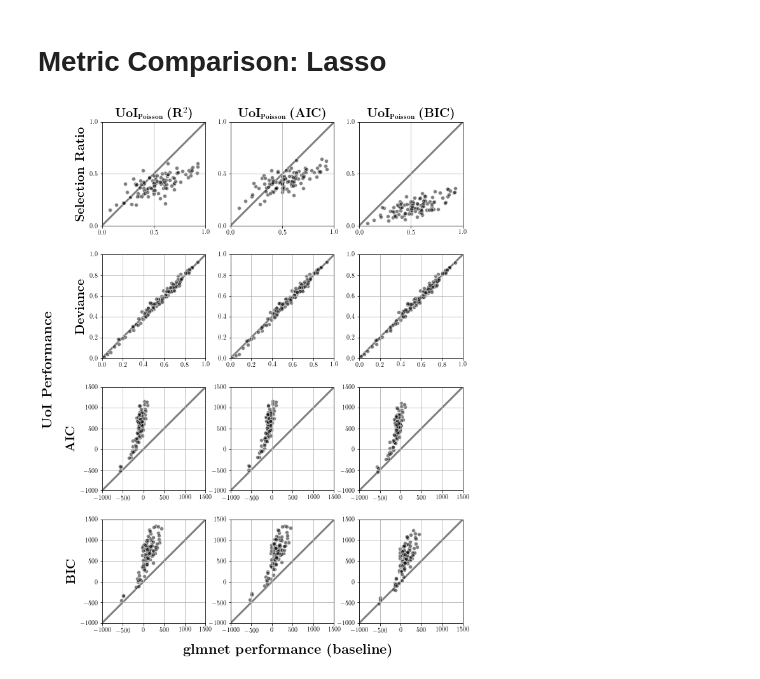
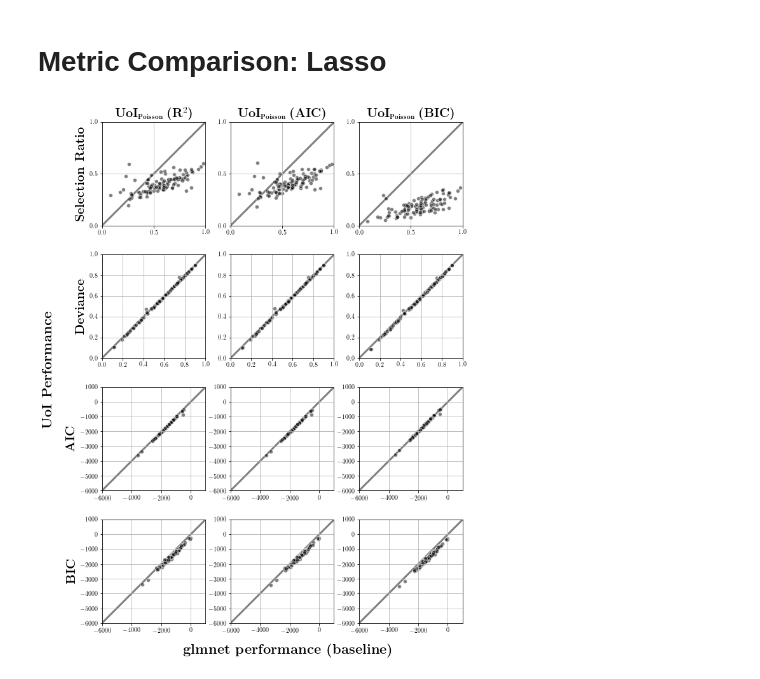
Before and after one commit to BouchardLab/neuroinference, a Jupyter notebook: notebooks/coupling/pvc11_coupling_analysis.ipynb, the cells around one changed output. Cells and saved outputs as stored; diff of their text form; code cells hidden in the pictures.

```diff
--- a/notebooks/coupling/pvc11_coupling_analysis.ipynb
+++ b/notebooks/coupling/pvc11_coupling_analysis.ipynb
@@ -444,16 +444,23 @@ plt.tight_layout()
 [figure]
 # %% [markdown]
 # Metric Comparison: Lasso
+# %%
+results_paths = [os.path.join(os.environ['HOME'],
+                              'fits/uoineuro/coupling/pvc11/pvc11_' + monkey + '_coupling_lasso.h5')
+                 for monkey in monkeys]
+# %%
+fits = [h5py.File(results_paths[idx], 'r')
+        for idx in range(n_monkeys)]
 # %%
 baselines = [fits[idx]['lasso'] for idx in range(n_monkeys)]
 algorithms = [[fits[idx]['uoi_lasso_r2'], fits[idx]['uoi_lasso_aic'], fits[idx]['uoi_lasso_bic']]
               for idx in range(n_monkeys)]
 # %%
-fig, axes = plot_coupling_grid(baseline_group=baselines[0],
-                               fits_groups=algorithms[0],
+fig, axes = plot_metric_summary(baseline_group=baselines[2],
+                               fits_groups=algorithms[2],
                                metrics=['selection_ratio', 'r2', 'AIC', 'BIC'])
 
-# additional customizations #
+# additional customizations
 
 # first row: selection ratio
 for idx in range(3):
@@ -485,7 +492,7 @@ for idx in range(3):
 # third row: AIC
 for idx in range(3):
     ax = axes[2, idx]
-    ax.set_xlim([-1000, 1500])
+    ax.set_xlim([-6000, 1000])
     ax.set_ylim(ax.get_xlim())
     ax.plot(ax.get_xlim(), ax.get_xlim(),
             color='gray',
@@ -497,7 +504,7 @@ for idx in range(3):
 # third row: BIC
 for idx in range(3):
     ax = axes[3, idx]
-    ax.set_xlim([-1000, 1500])
+    ax.set_xlim([-6000, 1000])
     ax.set_ylim(ax.get_xlim())
     ax.plot(ax.get_xlim(), ax.get_xlim(),
             color='gray',
@@ -512,31 +519,31 @@ for ax in axes.ravel():
 axes[0, 0].set_ylabel(r'\textbf{Selection Ratio}', fontsize=20)
 axes[1, 0].set_ylabel(r'\textbf{Deviance}', fontsize=20)
 axes[2, 0].set_ylabel(r'\textbf{AIC}', fontsize=20)
 axes[3, 0].set_ylabel(r'\textbf{BIC}', fontsize=20)
 
 
 axes[0, 0].set_title(r'\textbf{UoI}$_{\normalsize\textbf{Poisson}}$ \textbf{(}$\mathbf{R}^2$\textbf{)}',
                      fontsize=20)
 axes[0, 1].set_title(r'\textbf{UoI}$_{\normalsize\textbf{Poisson}}$ \textbf{(AIC)}',
                      fontsize=20)
 axes[0, 2].set_title(r'\textbf{UoI}$_{\normalsize\textbf{Poisson}}$ \textbf{(BIC)}',
                      fontsize=20)
 
 fig.text(
     x=0.55, y=-0.01,
     s=r'\textbf{glmnet performance (baseline)}',
     fontsize=22,
     horizontalalignment='center',
     verticalalignment='center')
 
 fig.text(
     x=-0.03, y=0.5,
     s=r'\textbf{UoI Performance}',
     fontsize=22,
     rotation=90,
     horizontalalignment='center',
     verticalalignment='center')
 
 plt.tight_layout()
 # %% [output]
-[figure, old version]
+[figure, new version]
```
Also changed, not shown: parts of 6 cells of this notebook, 4 other files.
